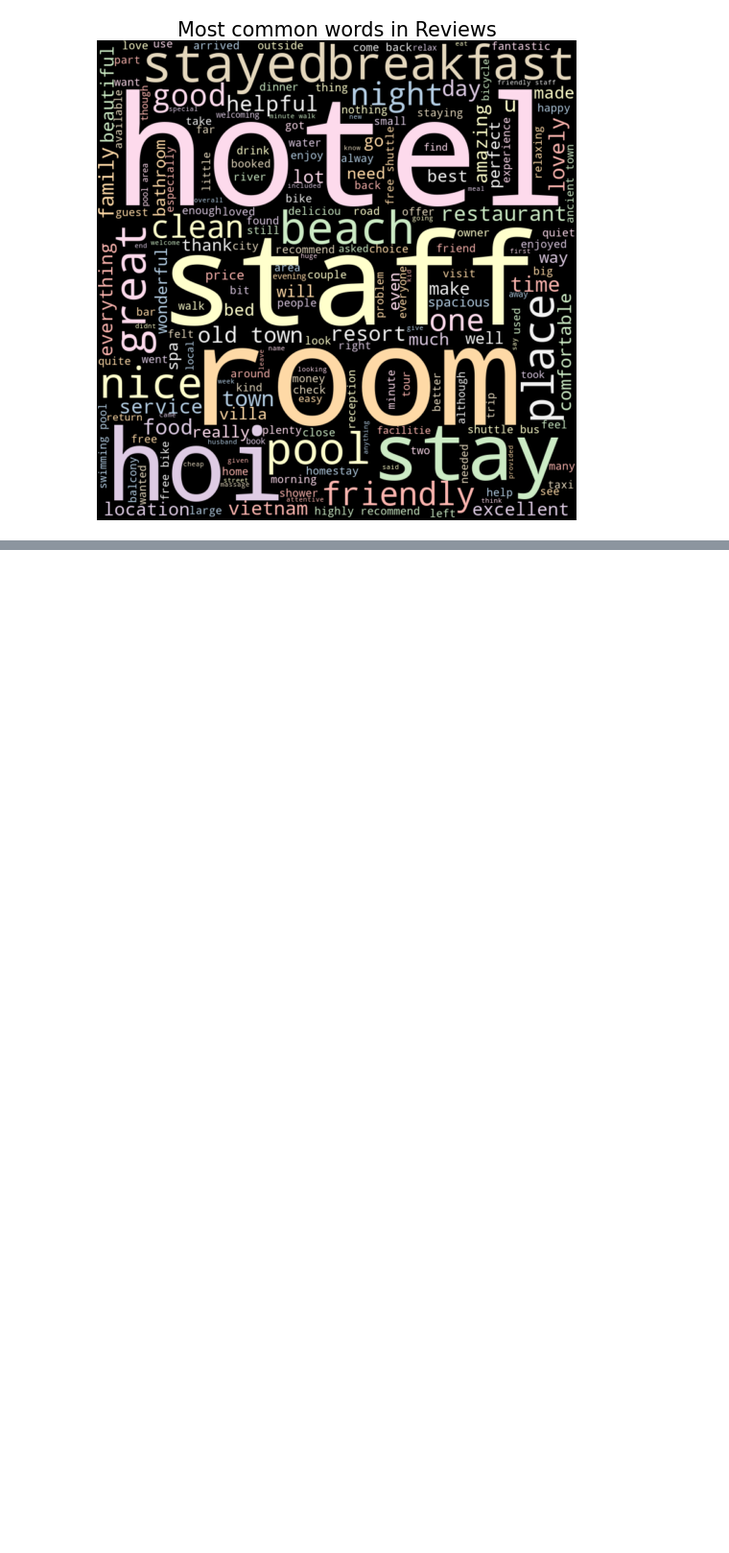
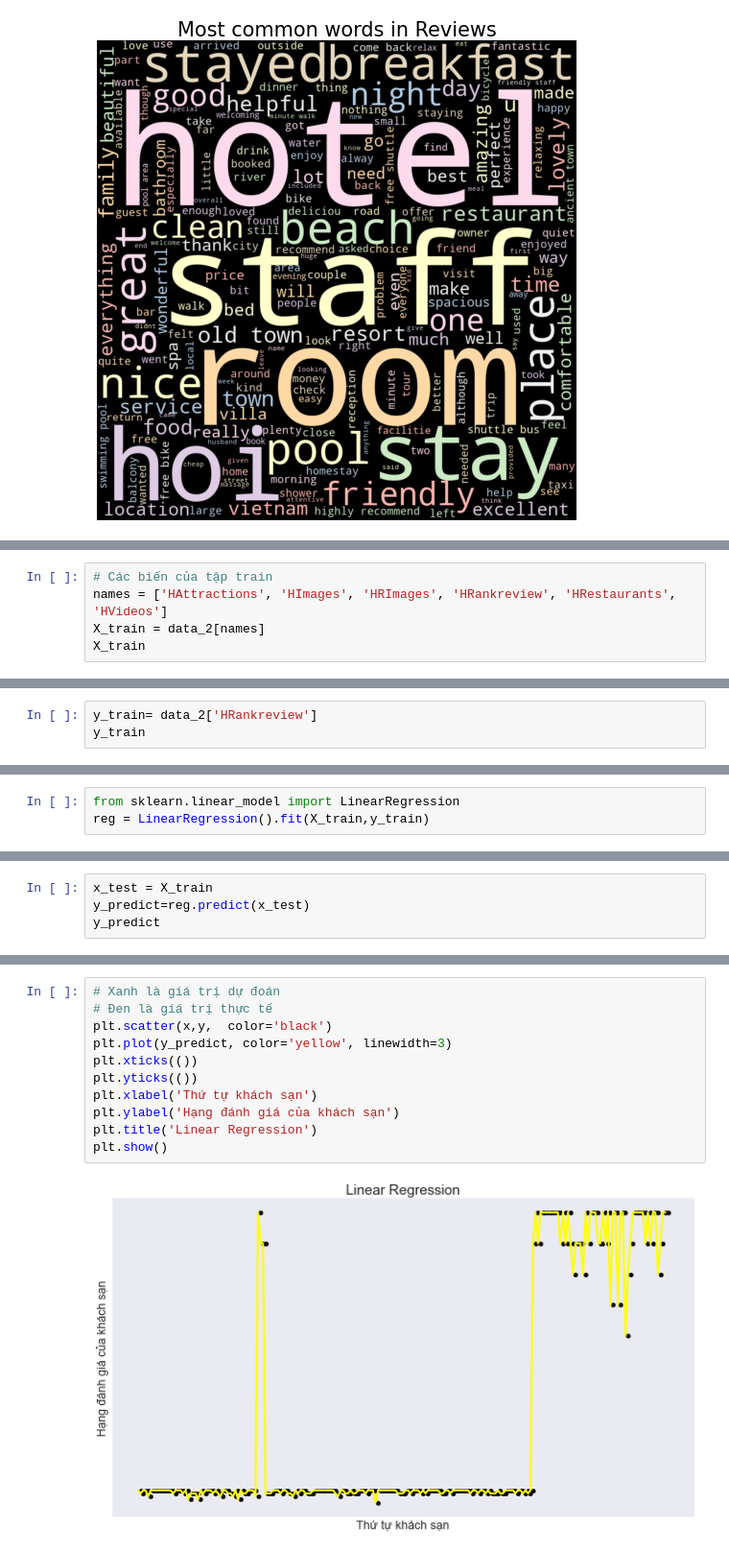
Before and after one commit to Phan-Van-Duy-Phuc/H-c-k-1-n-m-2, a Jupyter notebook: Y Tuong De Xuat.ipynb, the cells around one changed output, grey strips where cells are left out. Shown at 96% size. Drawn from its saved outputs; the diff is of its cells as text; blank space fills up the shorter version.

```diff
--- a/Y Tuong De Xuat.ipynb
+++ b/Y Tuong De Xuat.ipynb
@@ -200,0 +257,5 @@ wordCloud_generator(rv['HComment'])
+# %%
+# Các biến của tập train
+names = ['HAttractions', 'HImages', 'HRImages', 'HRankreview', 'HRestaurants', 'HVideos']
+X_train = data_2[names]
+X_train
@@ -200,0 +277,3 @@ wordCloud_generator(rv['HComment'])
+# %%
+y_train= data_2['HRankreview']
+y_train
@@ -200,0 +294,3 @@ wordCloud_generator(rv['HComment'])
+# %%
+from sklearn.linear_model import LinearRegression
+reg = LinearRegression().fit(X_train,y_train)
@@ -200,0 +302,4 @@ wordCloud_generator(rv['HComment'])
+# %%
+x_test = X_train
+y_predict=reg.predict(x_test)
+y_predict
@@ -200,0 +327,13 @@ wordCloud_generator(rv['HComment'])
+# %%
+# Xanh là giá trị dự đoán
+# Đen là giá trị thực tế
+plt.scatter(x,y,  color='black')
+plt.plot(y_predict, color='yellow', linewidth=3)
+plt.xticks(())
+plt.yticks(())
+plt.xlabel('Thứ tự khách sạn')
+plt.ylabel('Hạng đánh giá của khách sạn')
+plt.title('Linear Regression')
+plt.show()
+# %% [output]
+[figure, added]
```
Also changed, not shown: parts of 14 cells of this notebook.
